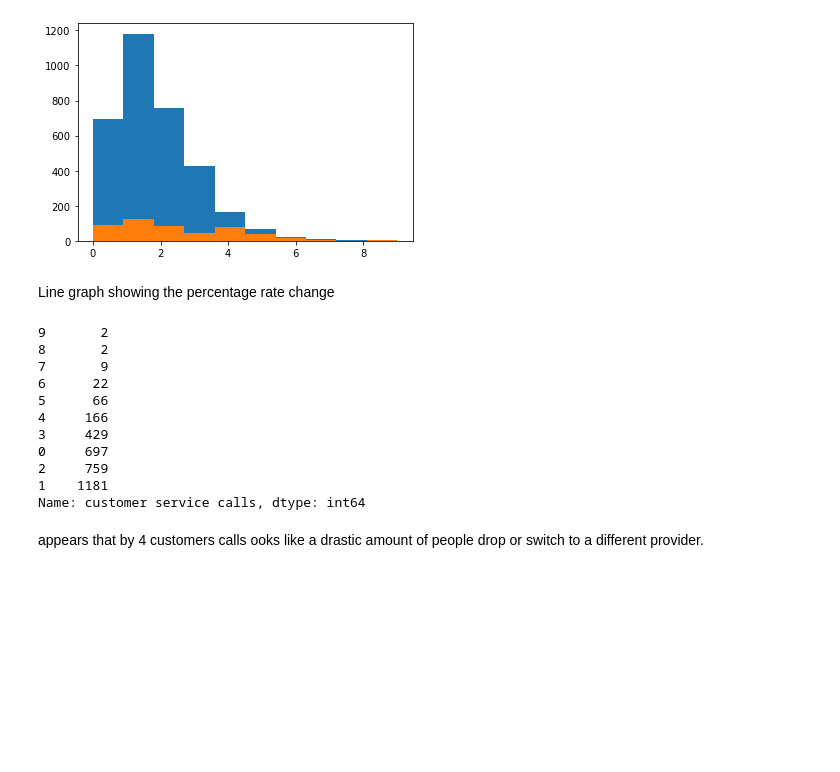
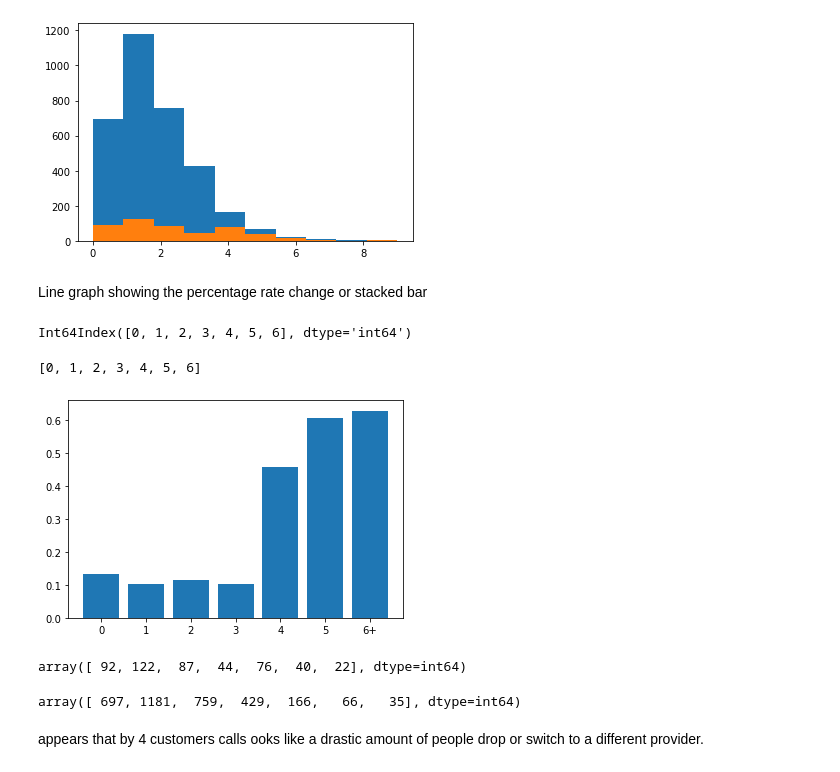
Before and after one commit to KyleWeesner/Customer_retention_plan_for_Syriatel_Mobile_Telecom, a Jupyter notebook: workspace/Exploratory Data Analysis.ipynb, the cells around one changed output. Drawn from its saved outputs; the diff is of its cells as text; code cells hidden in the pictures; blank space fills up the shorter version.

```diff
--- a/workspace/Exploratory Data Analysis.ipynb
+++ b/workspace/Exploratory Data Analysis.ipynb
@@ -534,18 +622,12 @@ plt.hist(df['customer service calls']), plt.hist(df_churn['customer service call
 # %% [output]
 [figure]
 # %% [markdown]
-Line graph showing the percentage rate change
+Line graph showing the percentage rate change or stacked bar
+# %%
+df_viz = df.copy()
+# %%
+df_viz.loc[df_viz['customer service calls'] >= 6, 'customer service calls'] = 6
 # %%
-df['customer service calls'].value_counts().sort_values()
+df_viz['customer service calls'].value_counts().sort_index().index
 # %% [output]
-9       2
-8       2
-7       9
-6      22
-5      66
-4     166
-3     429
-0     697
-2     759
-1    1181
-Name: customer service calls, dtype: int64
+Int64Index([0, 1, 2, 3, 4, 5, 6], dtype='int64')
@@ -554,3 +634,22 @@ plt.axline()
+# %%
+df_viz_churn = df_viz[df_viz.churn==1]
+# %%
+df_viz['customer service calls'].value_counts().sort_index().index.tolist()
+# %% [output]
+[0, 1, 2, 3, 4, 5, 6]
+# %%
+plt.bar((df_viz['customer service calls'].value_counts().sort_index().index), (df_viz_churn['customer service calls'].value_counts().sort_index().values / df_viz['customer service calls'].value_counts().sort_index().values))
+plt.xticks(ticks=df_viz['customer service calls'].value_counts().sort_index().index, labels=['0','1','2','3','4','5','6+']);
+# %% [output]
+[figure, added]
+# %%
+df_viz_churn['customer service calls'].value_counts().sort_index().values
+# %% [output]
+array([ 92, 122,  87,  44,  76,  40,  22], dtype=int64)
+# %%
+df_viz['customer service calls'].value_counts().sort_index().values
+# %% [output]
+array([ 697, 1181,  759,  429,  166,   66,   35], dtype=int64)
 # %% [markdown]
 appears that by 4 customers calls ooks like a drastic amount of people drop or switch to a different provider.
 # %% [markdown]
```
Also changed, not shown: parts of 11 cells of this notebook, 1 other file.
